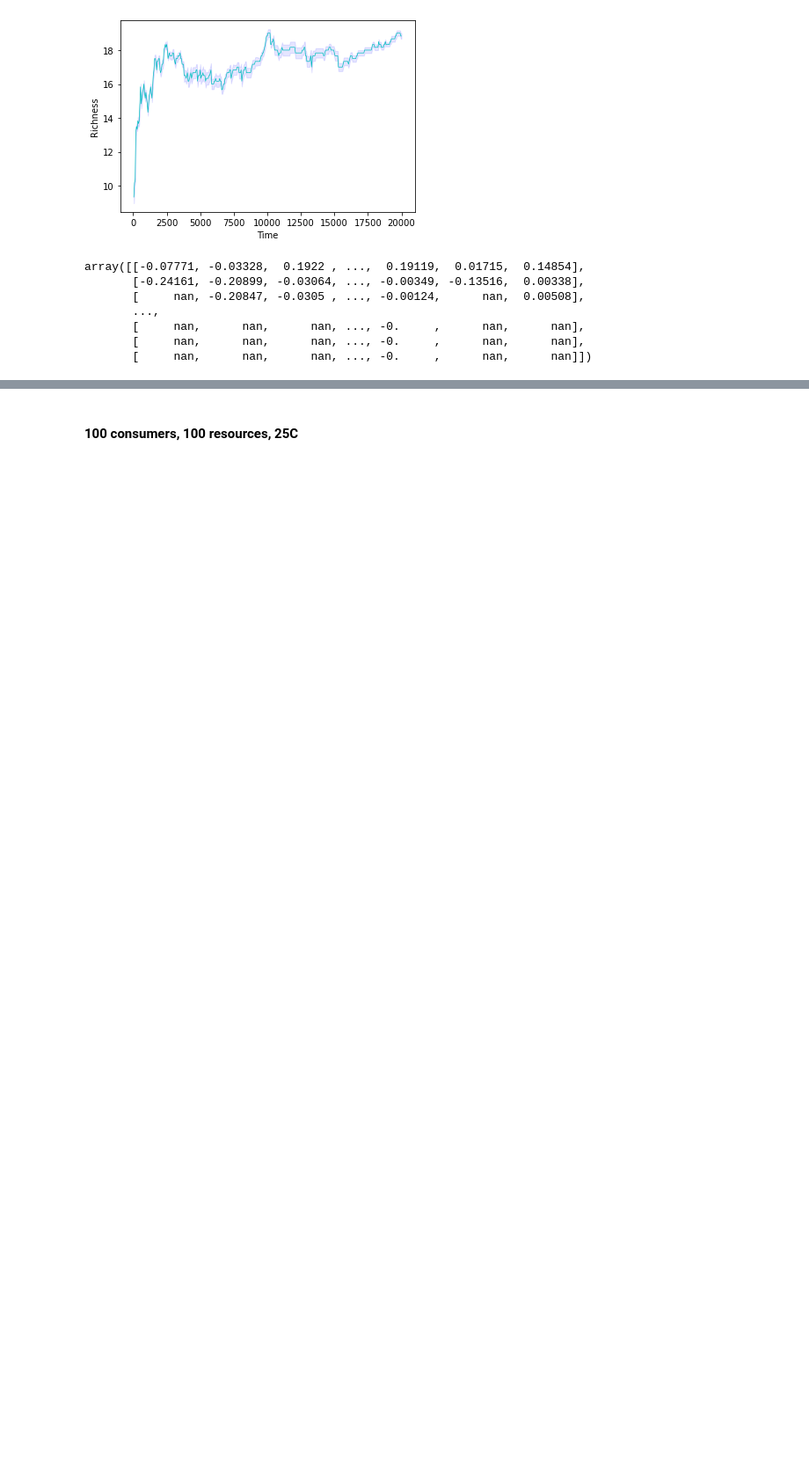
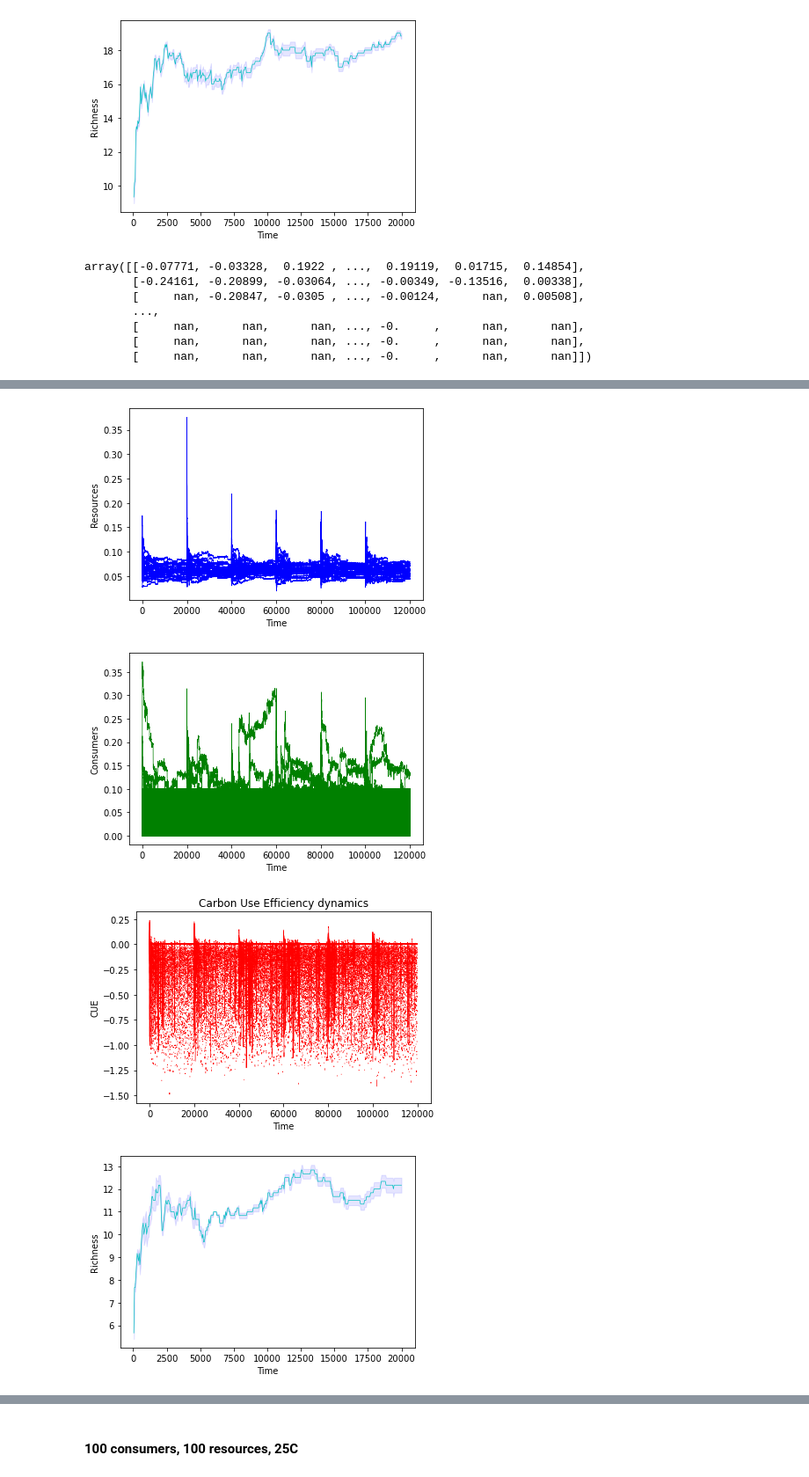
Before and after one commit to DaniDuan/CMEEProject, a Jupyter notebook: code/temp_microbial_CUE.ipynb, the cells around one changed output, grey strips where cells are left out. Shown at 88% size. Cells and saved outputs as stored; diff of their text form; code cells hidden in the pictures; blank space fills up the shorter version.

```diff
--- a/code/temp_microbial_CUE.ipynb
+++ b/code/temp_microbial_CUE.ipynb
@@ -372,0 +410,29 @@ array([[-0.07771, -0.03328,  0.1922 , ...,  0.19119,  0.01715,  0.14854],
+# %%
+from plots import plot_con_res_CUE
+import numpy as np
+
+########## Setting Parameters ###########
+N = 25 # Number of consumers
+M = 25 # Number of resources
+
+# Temperature params
+T = 273.15 + 25 # Temperature
+Tref = 273.15 # Reference temperature Kelvin, 0 degrees C
+Ma = 1 # Mass
+Ea_D = np.repeat(3.5,N) # Deactivation energy
+
+# Assembly
+ass = 6 # Assembly times at each temperature
+tv = 400 # immigration times inside one assembly
+t_fin = 50 # Number of time steps for each temperature
+x0 = np.concatenate((np.full([N], (0.1)),np.full([M], (0.1)))) # Starting concentration for resources and consumers
+typ = 1 # Functional response, Type I or II
+K = 0.5 # Half saturation constant for Monod equation(Type II)
+
+########## Running Model ###########
+plot_con_res_CUE(t_fin, N, M, T, Tref, Ma, ass, tv, x0, Ea_D, typ, K)
+# %% [output]
+[figure, added]
+[figure, added]
+[figure, added]
+[figure, added]
```
Also changed, not shown: parts of 8 cells of this notebook, 2 other files.
